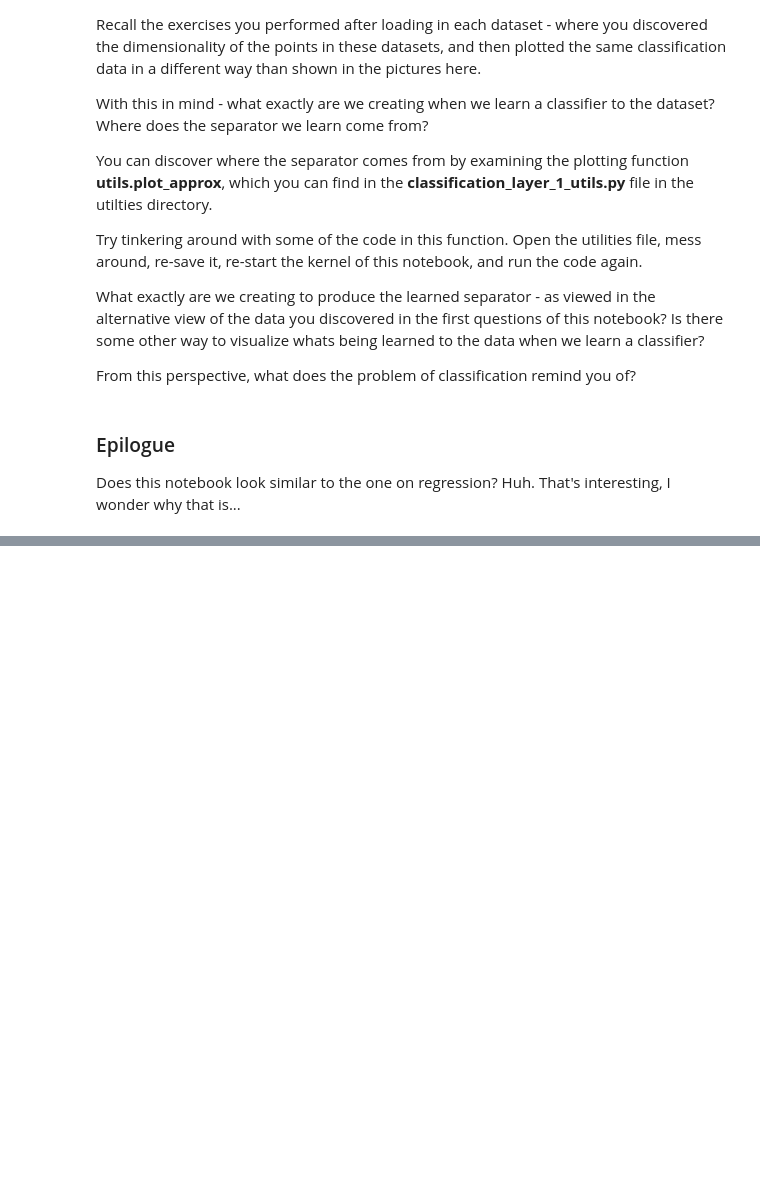
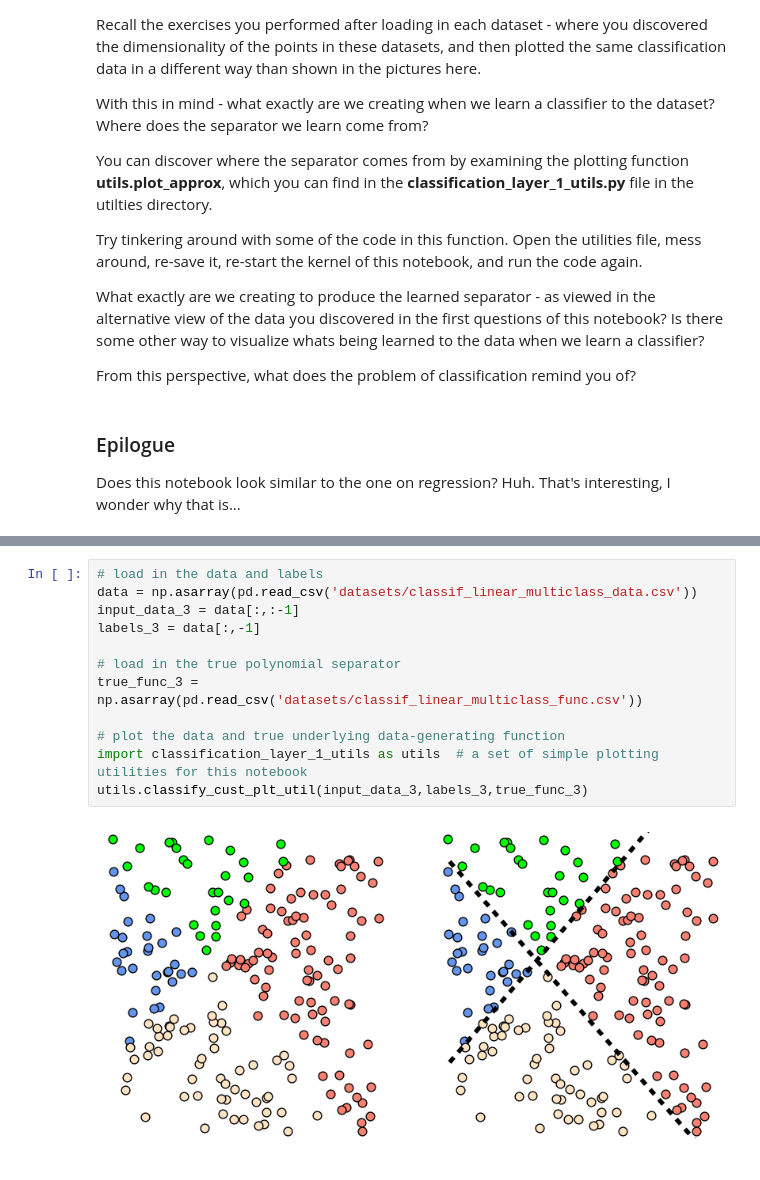
Before and after one commit to are7are7/austinMetis, a Jupyter notebook: layer_1/metis_classification_layer_1.ipynb, the cells around one changed output, grey strips where cells are left out. Saved outputs shown, nothing was run; the diff lists cells and outputs as text; blank space fills up the shorter version.

Commit message:
adding multiclass section to layer 1

```diff
--- a/layer_1/metis_classification_layer_1.ipynb
+++ b/layer_1/metis_classification_layer_1.ipynb
@@ -337,0 +375,14 @@ Does this notebook look similar to the one on regression?  Huh.  That's interest
+# %%
+# load in the data and labels
+data = np.asarray(pd.read_csv('datasets/classif_linear_multiclass_data.csv'))
+input_data_3 = data[:,:-1]
+labels_3 = data[:,-1]
+
+# load in the true polynomial separator
+true_func_3 = np.asarray(pd.read_csv('datasets/classif_linear_multiclass_func.csv'))
+
+# plot the data and true underlying data-generating function
+import classification_layer_1_utils as utils  # a set of simple plotting utilities for this notebook
+utils.classify_cust_plt_util(input_data_3,labels_3,true_func_3)
+# %% [output]
+[figure, added]
```
Also changed, not shown: parts of 18 cells of this notebook, 12 other files.
